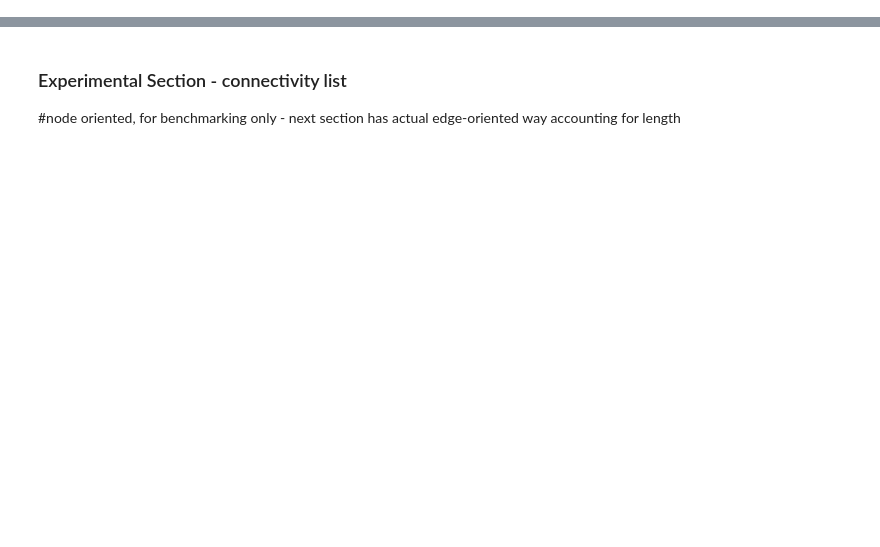
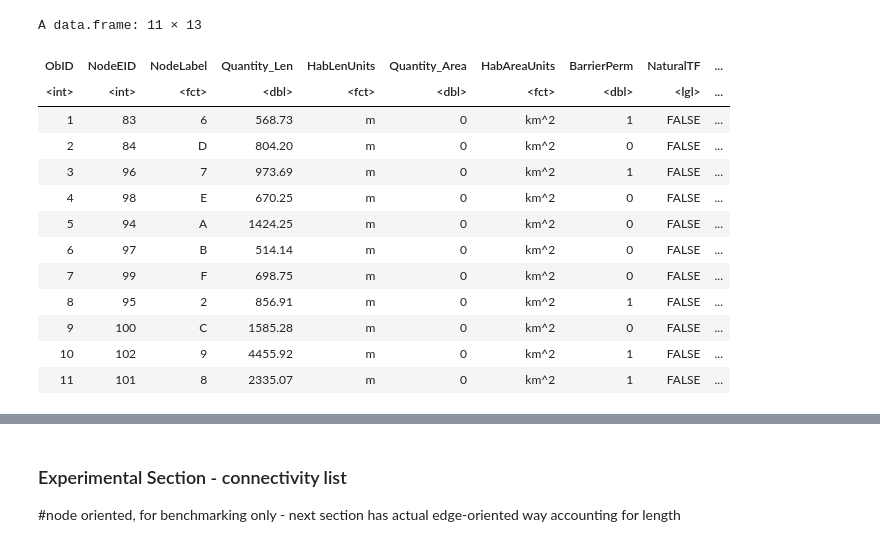
Before and after one commit to goldford/DCI-R-Code-2020, a Jupyter notebook: Dev/DCI Code for Distance Decay 2020.ipynb, the cells around one changed output, grey strips where cells are left out. Saved outputs shown, nothing was run; the diff lists cells and outputs as text; code cells hidden in the pictures; blank space fills up the shorter version.

```diff
--- a/Dev/DCI Code for Distance Decay 2020.ipynb
+++ b/Dev/DCI Code for Distance Decay 2020.ipynb
@@ -10,11 +10,30 @@
 # %%
 # 'Advanced' table includes network edges and nodes
 # with all original branch junctions in the GIS data
 # kept, even if they aren't barriers
 # The 'advanced' table includes all info required to run DCI
 # (previously two tables were required from FIPEX)
 FIPEX_table=read.csv("FIPEX_Advanced_DD_2020.csv")
 FIPEX_table
+
+# ensure it's "sink" not "Sink"
+FIPEX_table <- FIPEX_table %>%
+mutate(DownstreamEID = ifelse(DownstreamEID == "Sink","sink",as.character(DownstreamEID)))
+# %% [output]
+A data.frame: 11 × 13
+| ObID | NodeEID | NodeLabel | Quantity_Len | HabLenUnits | Quantity_Area | HabAreaUnits | BarrierPerm | NaturalTF | ... |
+| <int> | <int> | <fct> | <dbl> | <fct> | <dbl> | <fct> | <dbl> | <lgl> | ... |
+| 1 | 83 | 6 | 568.73 | m | 0 | km^2 | 1 | FALSE | ... |
+| 2 | 84 | D | 804.20 | m | 0 | km^2 | 0 | FALSE | ... |
+| 3 | 96 | 7 | 973.69 | m | 0 | km^2 | 1 | FALSE | ... |
+| 4 | 98 | E | 670.25 | m | 0 | km^2 | 0 | FALSE | ... |
+| 5 | 94 | A | 1424.25 | m | 0 | km^2 | 0 | FALSE | ... |
+| 6 | 97 | B | 514.14 | m | 0 | km^2 | 0 | FALSE | ... |
+| 7 | 99 | F | 698.75 | m | 0 | km^2 | 0 | FALSE | ... |
+| 8 | 95 | 2 | 856.91 | m | 0 | km^2 | 1 | FALSE | ... |
+| 9 | 100 | C | 1585.28 | m | 0 | km^2 | 0 | FALSE | ... |
+| 10 | 102 | 9 | 4455.92 | m | 0 | km^2 | 1 | FALSE | ... |
+| 11 | 101 | 8 | 2335.07 | m | 0 | km^2 | 1 | FALSE | ... |
 # %%
 # The params file allows users to pass param settings
 # to R from within the ArcMap software (new in 2020)
```
Also changed, not shown: parts of 33 cells of this notebook.
